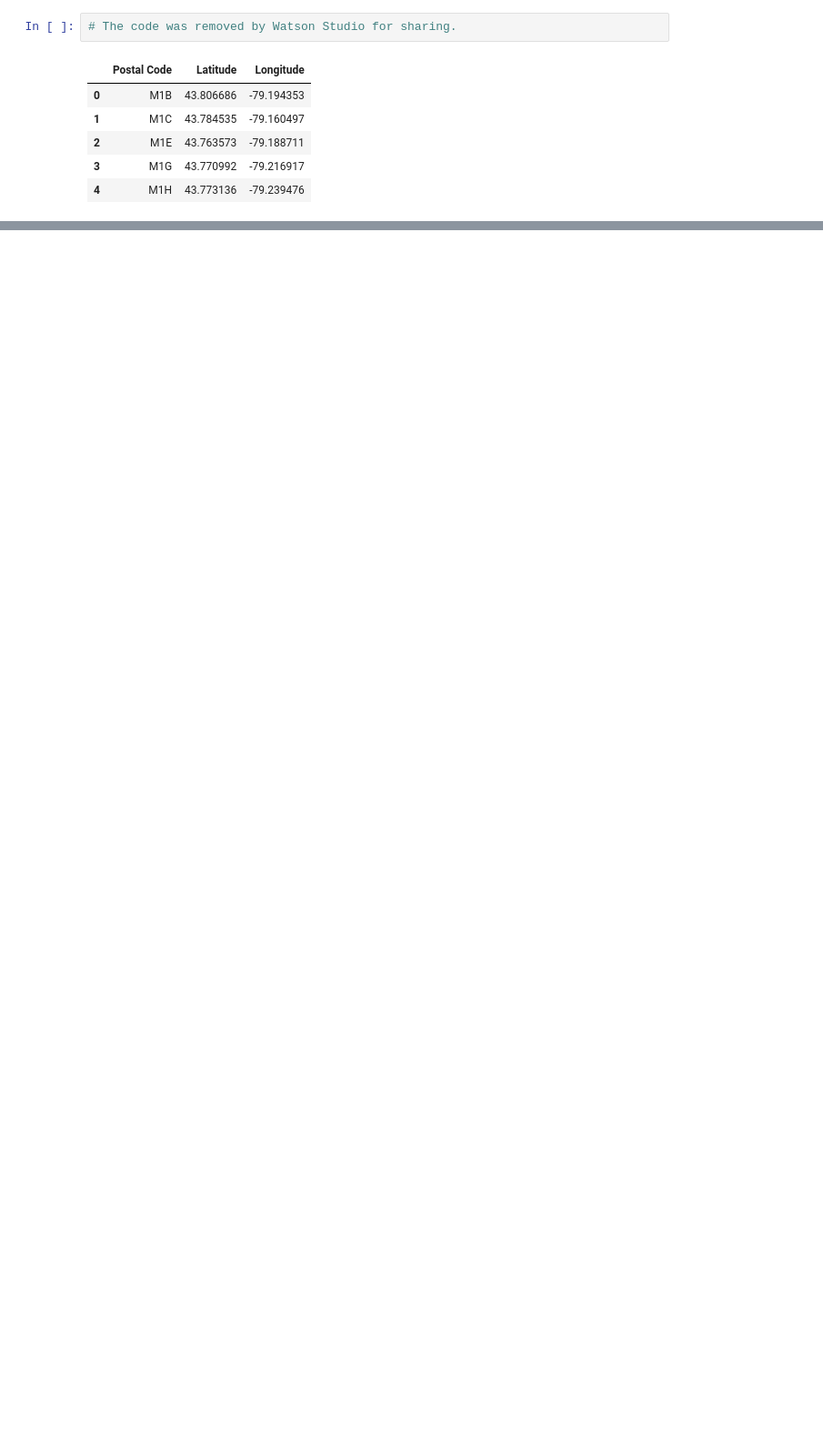
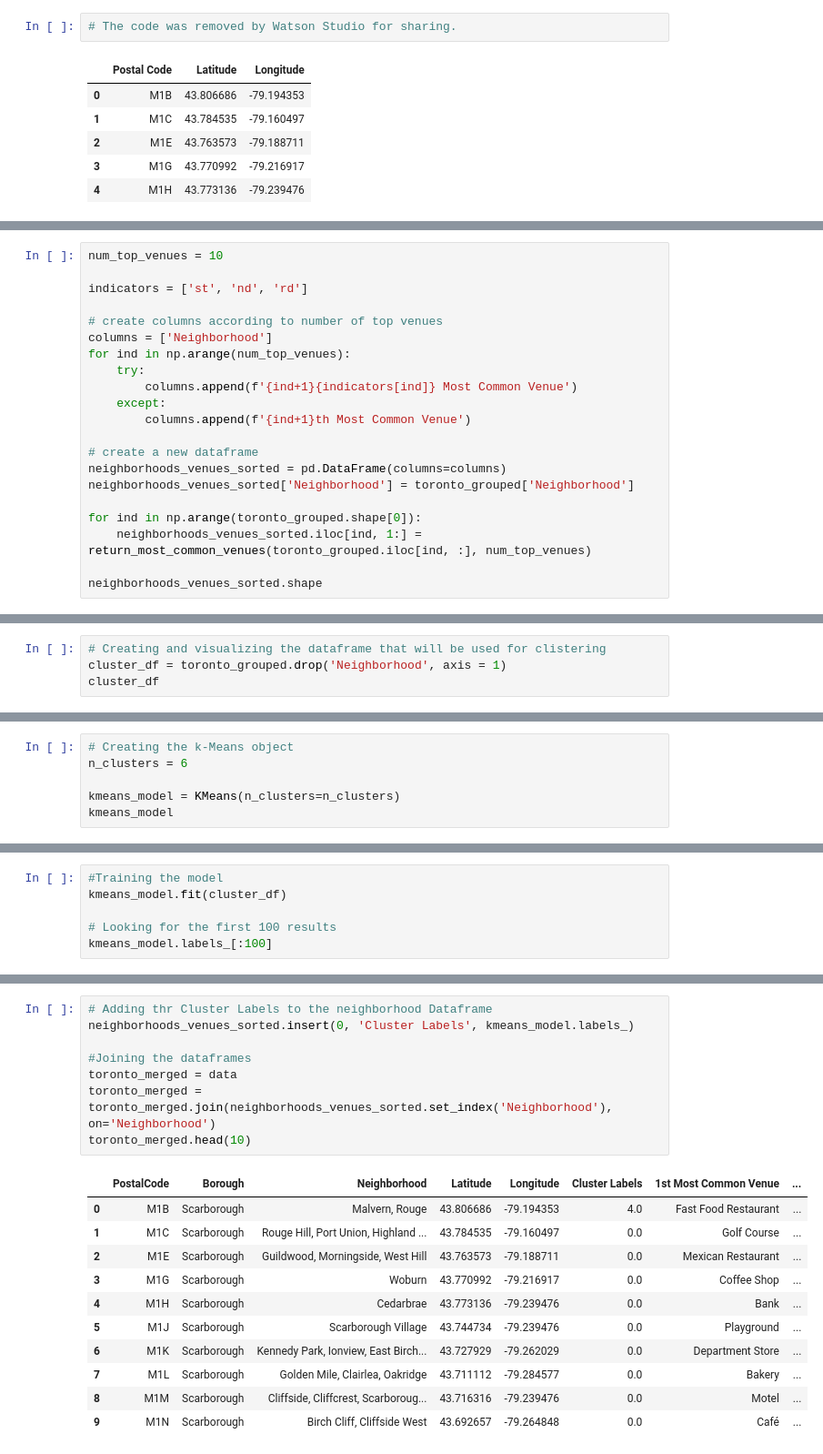
Before and after one commit to cout-antonio/Coursera_Capstone, a Jupyter notebook: capstone.ipynb, the cells around one changed output, grey strips where cells are left out. Shown at 91% size. Saved outputs shown, nothing was run; the diff lists cells and outputs as text; blank space fills up the shorter version.

```diff
--- a/capstone.ipynb
+++ b/capstone.ipynb
@@ -138,0 +415,21 @@ data
+# %%
+num_top_venues = 10
+
+indicators = ['st', 'nd', 'rd']
+
+# create columns according to number of top venues
+columns = ['Neighborhood']
+for ind in np.arange(num_top_venues):
+    try:
+        columns.append(f'{ind+1}{indicators[ind]} Most Common Venue')
+    except:
+        columns.append(f'{ind+1}th Most Common Venue')
+
+# create a new dataframe
+neighborhoods_venues_sorted = pd.DataFrame(columns=columns)
+neighborhoods_venues_sorted['Neighborhood'] = toronto_grouped['Neighborhood']
+
+for ind in np.arange(toronto_grouped.shape[0]):
+    neighborhoods_venues_sorted.iloc[ind, 1:] = return_most_common_venues(toronto_grouped.iloc[ind, :], num_top_venues)
+
+neighborhoods_venues_sorted.shape
@@ -138,0 +440,4 @@ data
+# %%
+# Creating and visualizing the dataframe that will be used for clistering
+cluster_df = toronto_grouped.drop('Neighborhood', axis = 1)
+cluster_df
@@ -138,0 +458,6 @@ data
+# %%
+# Creating the k-Means object
+n_clusters = 6
+
+kmeans_model = KMeans(n_clusters=n_clusters)
+kmeans_model
@@ -138,0 +466,6 @@ data
+# %%
+#Training the model
+kmeans_model.fit(cluster_df)
+
+# Looking for the first 100 results
+kmeans_model.labels_[:100]
@@ -138,0 +483,20 @@ data
+# %%
+# Adding thr Cluster Labels to the neighborhood Dataframe
+neighborhoods_venues_sorted.insert(0, 'Cluster Labels', kmeans_model.labels_)
+
+#Joining the dataframes
+toronto_merged = data
+toronto_merged = toronto_merged.join(neighborhoods_venues_sorted.set_index('Neighborhood'), on='Neighborhood')
+toronto_merged.head(10)
+# %% [output]
+|  | PostalCode | Borough | Neighborhood | Latitude | Longitude | Cluster Labels | 1st Most Common Venue | ... |
+| 0 | M1B | Scarborough | Malvern, Rouge | 43.806686 | -79.194353 | 4.0 | Fast Food Restaurant | ... |
+| 1 | M1C | Scarborough | Rouge Hill, Port Union, Highland ... | 43.784535 | -79.160497 | 0.0 | Golf Course | ... |
+| 2 | M1E | Scarborough | Guildwood, Morningside, West Hill | 43.763573 | -79.188711 | 0.0 | Mexican Restaurant | ... |
+| 3 | M1G | Scarborough | Woburn | 43.770992 | -79.216917 | 0.0 | Coffee Shop | ... |
+| 4 | M1H | Scarborough | Cedarbrae | 43.773136 | -79.239476 | 0.0 | Bank | ... |
+| 5 | M1J | Scarborough | Scarborough Village | 43.744734 | -79.239476 | 0.0 | Playground | ... |
+| 6 | M1K | Scarborough | Kennedy Park, Ionview, East Birch... | 43.727929 | -79.262029 | 0.0 | Department Store | ... |
+| 7 | M1L | Scarborough | Golden Mile, Clairlea, Oakridge | 43.711112 | -79.284577 | 0.0 | Bakery | ... |
+| 8 | M1M | Scarborough | Cliffside, Cliffcrest, Scarboroug... | 43.716316 | -79.239476 | 0.0 | Motel | ... |
+| 9 | M1N | Scarborough | Birch Cliff, Cliffside West | 43.692657 | -79.264848 | 0.0 | Café | ... |
```
Also changed, not shown: parts of 37 cells of this notebook.
